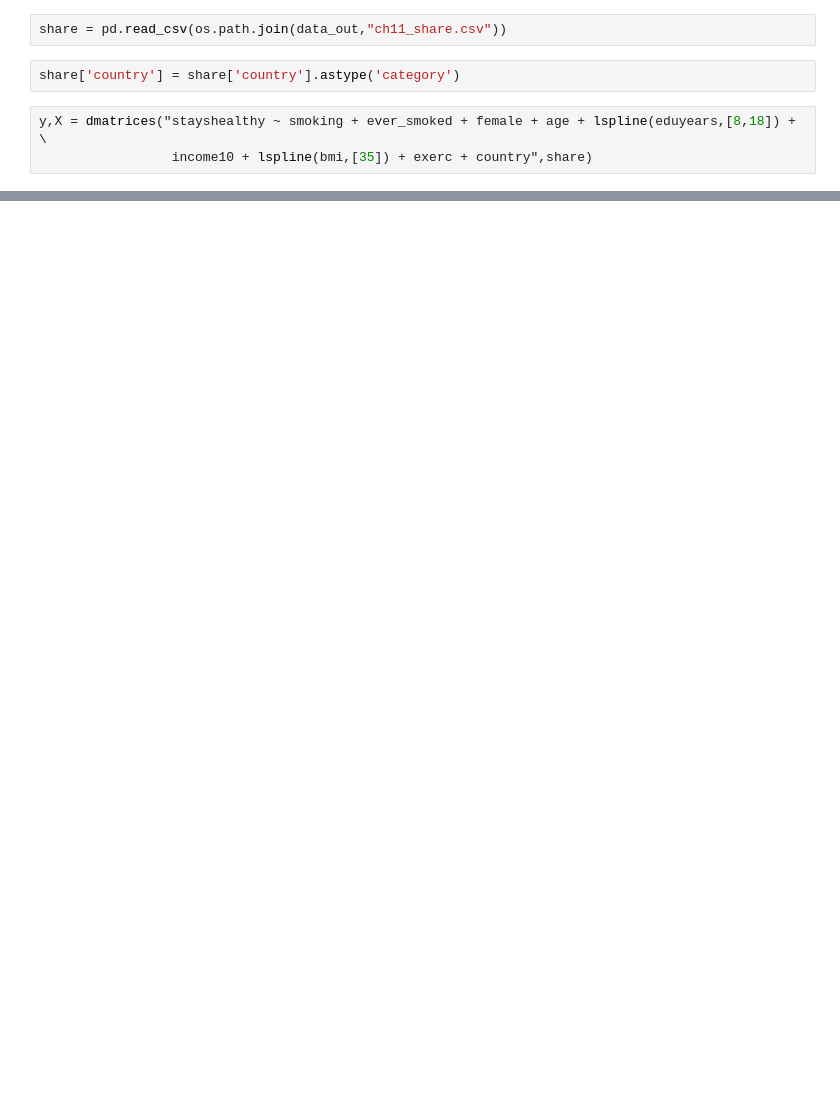
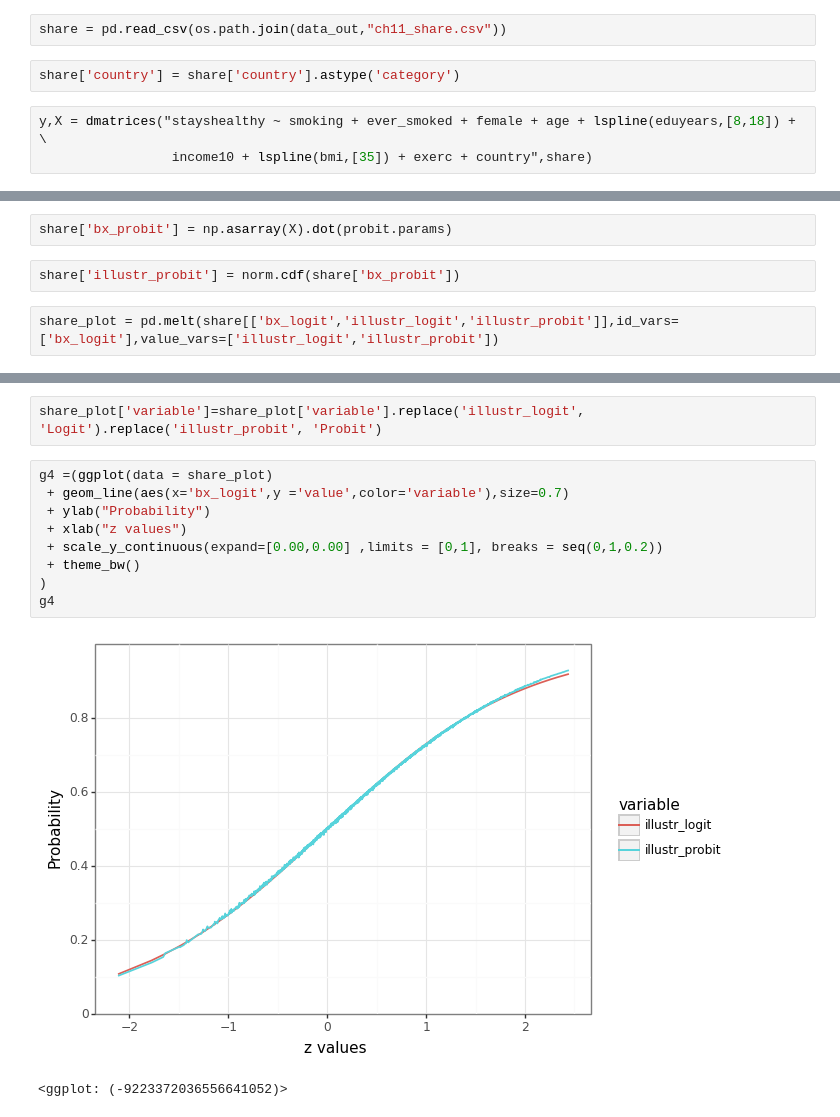
Before and after one commit to zholler/da_case_studies, a Jupyter notebook: ch11-smoking-health-risk/ch11-smoking.ipynb, the cells around one changed output, grey strips where cells are left out. Drawn from its saved outputs; the diff is of its cells as text; blank space fills up the shorter version.

Commit message:
ch11 added missing incl last logit-probit plot

```diff
--- a/ch11-smoking-health-risk/ch11-smoking.ipynb
+++ b/ch11-smoking-health-risk/ch11-smoking.ipynb
@@ -712,0 +837,6 @@ share['illustr_logit']=logistic(share['bx_logit'] )
+# %%
+share['bx_probit'] = np.asarray(X).dot(probit.params)
+# %%
+share['illustr_probit'] = norm.cdf(share['bx_probit'])
+# %%
+share_plot = pd.melt(share[['bx_logit','illustr_logit','illustr_probit']],id_vars=['bx_logit'],value_vars=['illustr_logit','illustr_probit'])
@@ -712,0 +852,14 @@ share['illustr_logit']=logistic(share['bx_logit'] )
+# %%
+share_plot['variable']=share_plot['variable'].replace('illustr_logit', 'Logit').replace('illustr_probit', 'Probit')
+# %%
+g4 =(ggplot(data = share_plot)
+ + geom_line(aes(x='bx_logit',y ='value',color='variable'),size=0.7)
+ + ylab("Probability")
+ + xlab("z values")
+ + scale_y_continuous(expand=[0.00,0.00] ,limits = [0,1], breaks = seq(0,1,0.2))
+ + theme_bw()
+)
+g4
+# %% [output]
+[figure, added]
+<ggplot: (-9223372036556641052)>
```
Also changed, not shown: parts of 43 cells of this notebook, 1 other file.
